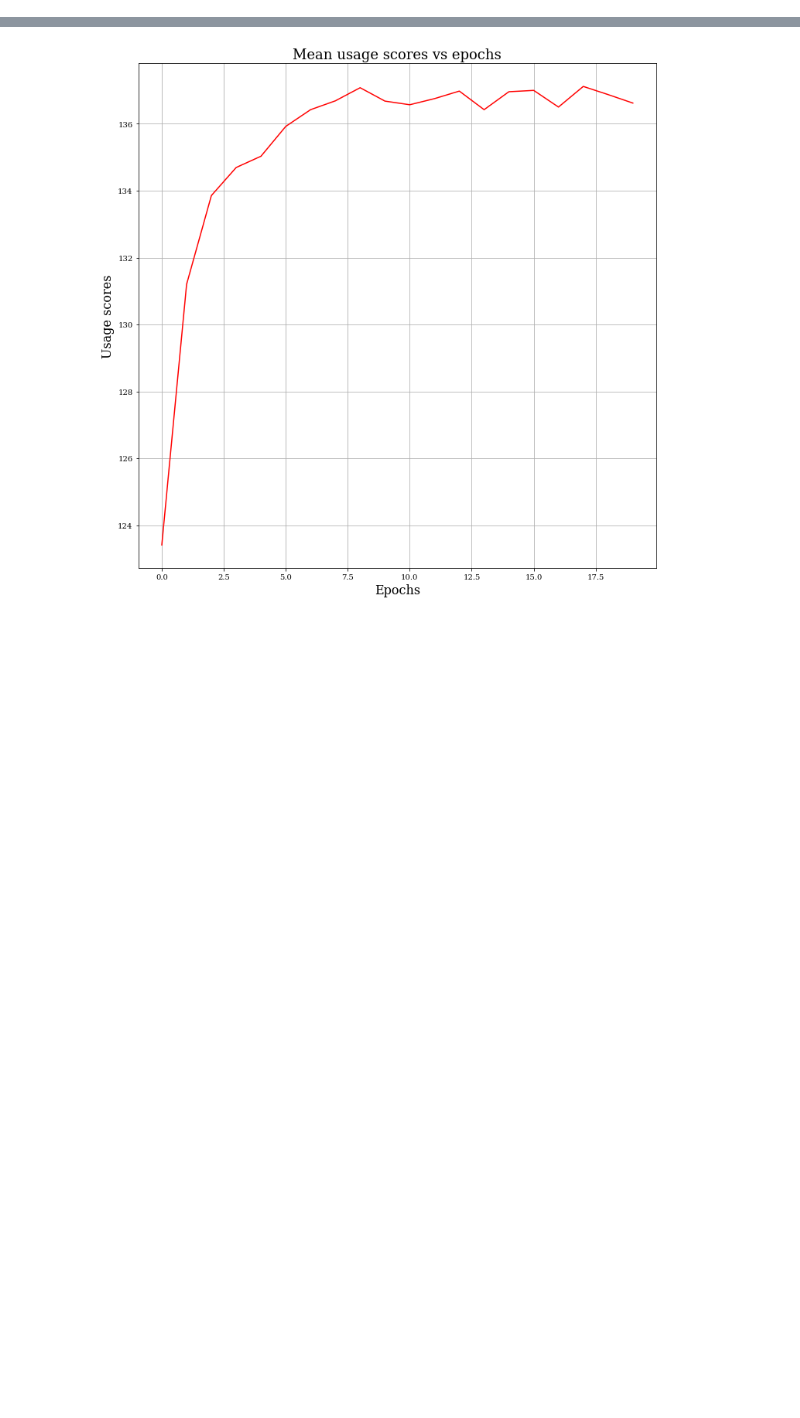
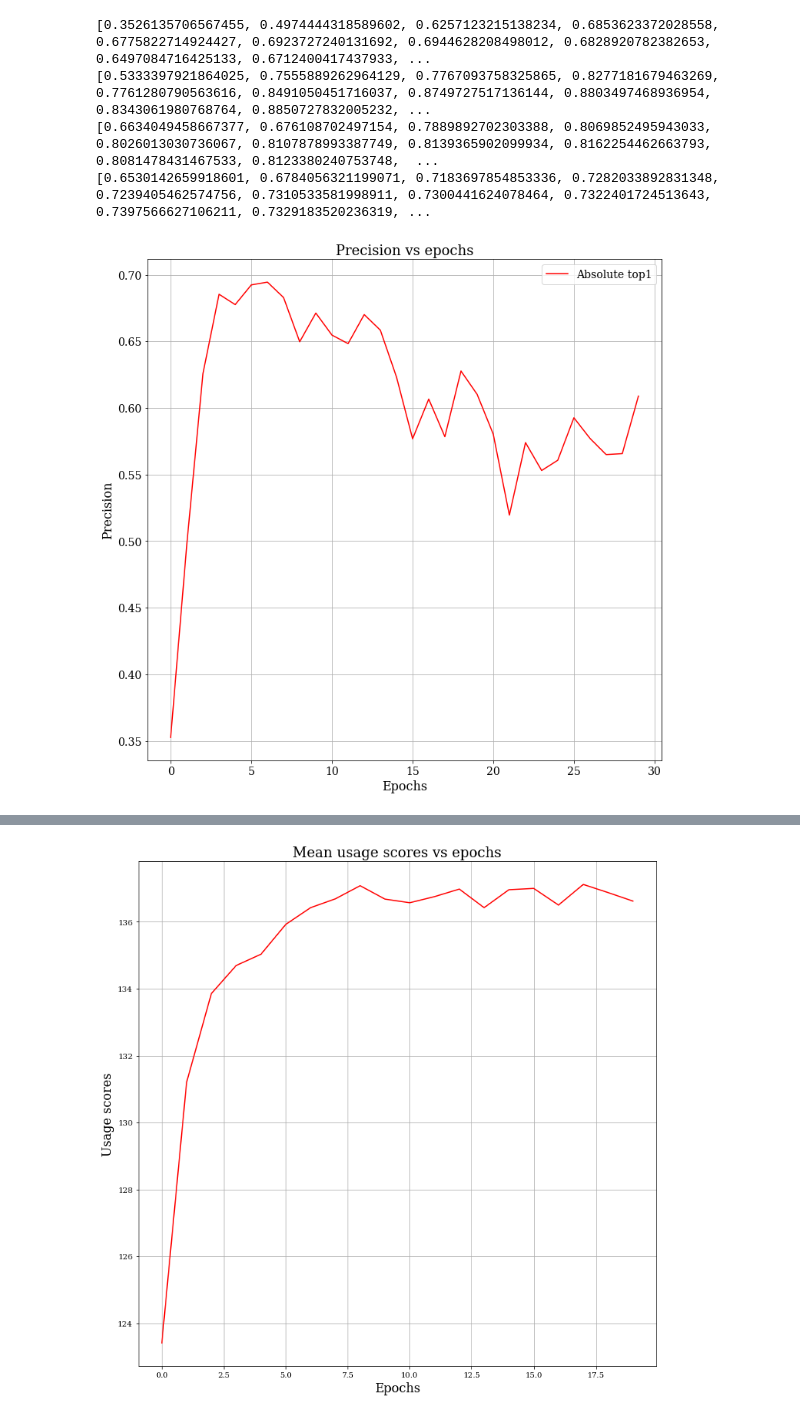
Before and after one commit to anuprulez/similar_galaxy_workflow, a Jupyter notebook: plot_losses_precision.ipynb, the cells around one changed output, grey strips where cells are left out. Cells and saved outputs as stored; diff of their text form; code cells hidden in the pictures; blank space fills up the shorter version.

```diff
--- a/plot_losses_precision.ipynb
+++ b/plot_losses_precision.ipynb
@@ -69,0 +59,34 @@ plot_hist(test_abs_precision, test_comp_precision, "Precision vs epochs", "Epoch
+# %%
+abs_precision = list()
+top1_compatible_precision = list()
+top2_compatible_precision = list()
+top3_compatible_precision = list()
+
+with open(precision_path) as f:
+    data = f.read()
+    data = data.split("\n")
+    data.remove('')
+    for row in data:
+        row = row.split('\n')
+        row = row[0].split(' ')
+        row = list(map(float, row))
+        abs_precision.append(row[0])
+        top1_compatible_precision.append(row[1])
+        top2_compatible_precision.append(row[2])
+        top3_compatible_precision.append(row[3])
+
+print(abs_precision)
+print(top1_compatible_precision)
+print(top2_compatible_precision)
+print(top3_compatible_precision)
+
+plot_hist(abs_precision, "Precision vs epochs", "Epochs", "Precision", ['Absolute top1'])
+plot_hist(top1_compatible_precision, "Precision vs epochs", "Epochs", "Precision", ['Compatible top1'])
+plot_hist(top2_compatible_precision, "Precision vs epochs", "Epochs", "Precision", ['Compatible top2'])
+plot_hist(top3_compatible_precision, "Precision vs epochs", "Epochs", "Precision", ['Compatible top3'])
+# %% [output]
+[0.3526135706567455, 0.4974444318589602, 0.6257123215138234, 0.6853623372028558, 0.6775822714924427, 0.6923727240131692, 0.6944628208498012, 0.6828920782382653, 0.6497084716425133, 0.6712400417437933, ...
+[0.5333397921864025, 0.7555889262964129, 0.7767093758325865, 0.8277181679463269, 0.7761280790563616, 0.8491050451716037, 0.8749727517136144, 0.8803497468936954, 0.8343061980768764, 0.8850727832005232, ...
+[0.6634049458667377, 0.676108702497154, 0.7889892702303388, 0.8069852495943033, 0.8026013030736067, 0.8107878993387749, 0.8139365902099934, 0.8162254462663793, 0.8081478431467533, 0.8123380240753748,  ...
+[0.6530142659918601, 0.6784056321199071, 0.7183697854853336, 0.7282033892831348, 0.7239405462574756, 0.7310533581998911, 0.7300441624078464, 0.7322401724513643, 0.7397566627106211, 0.7329183520236319, ...
+[figure, added]
```
Also changed, not shown: parts of 3 cells of this notebook.
